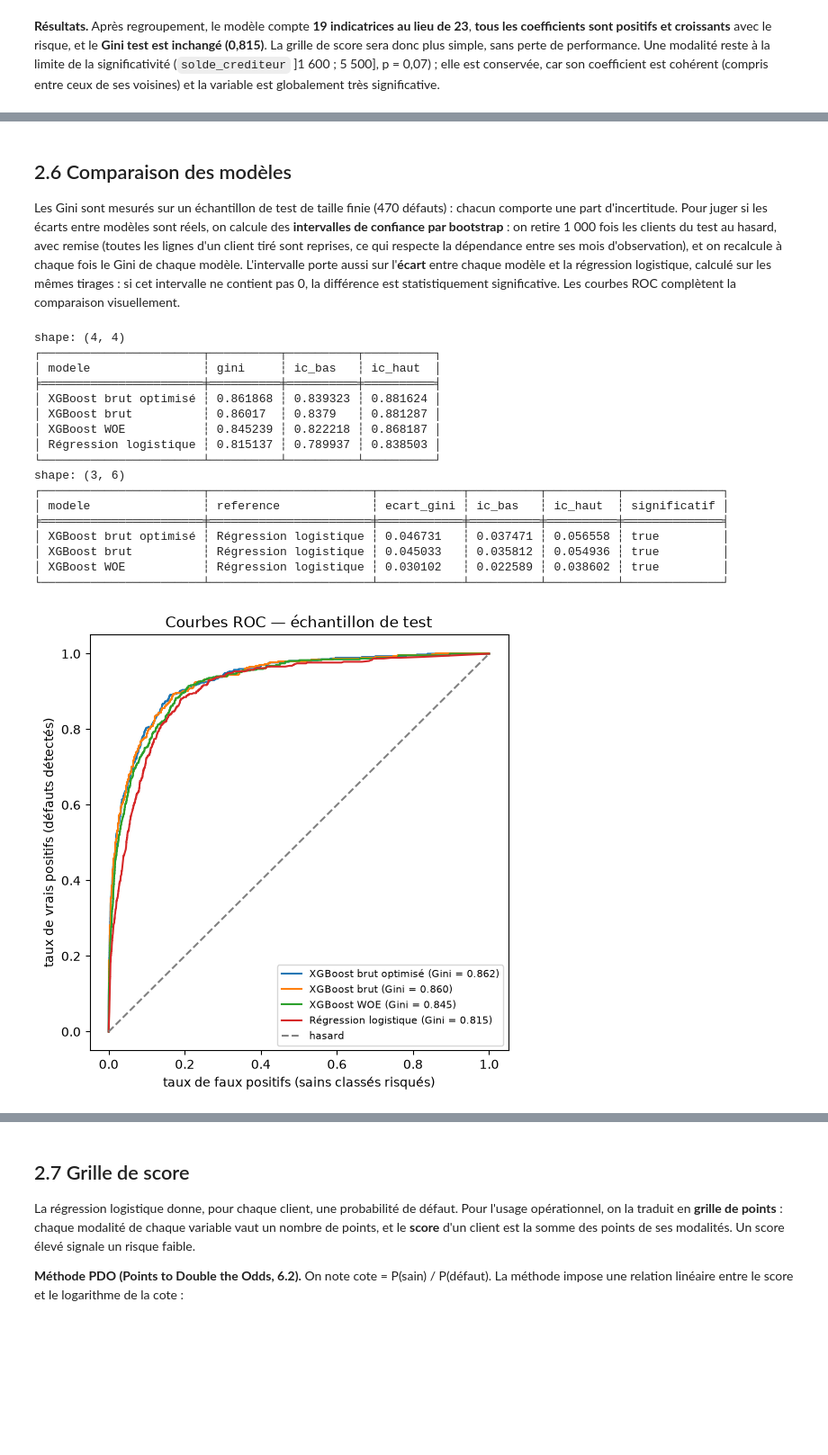
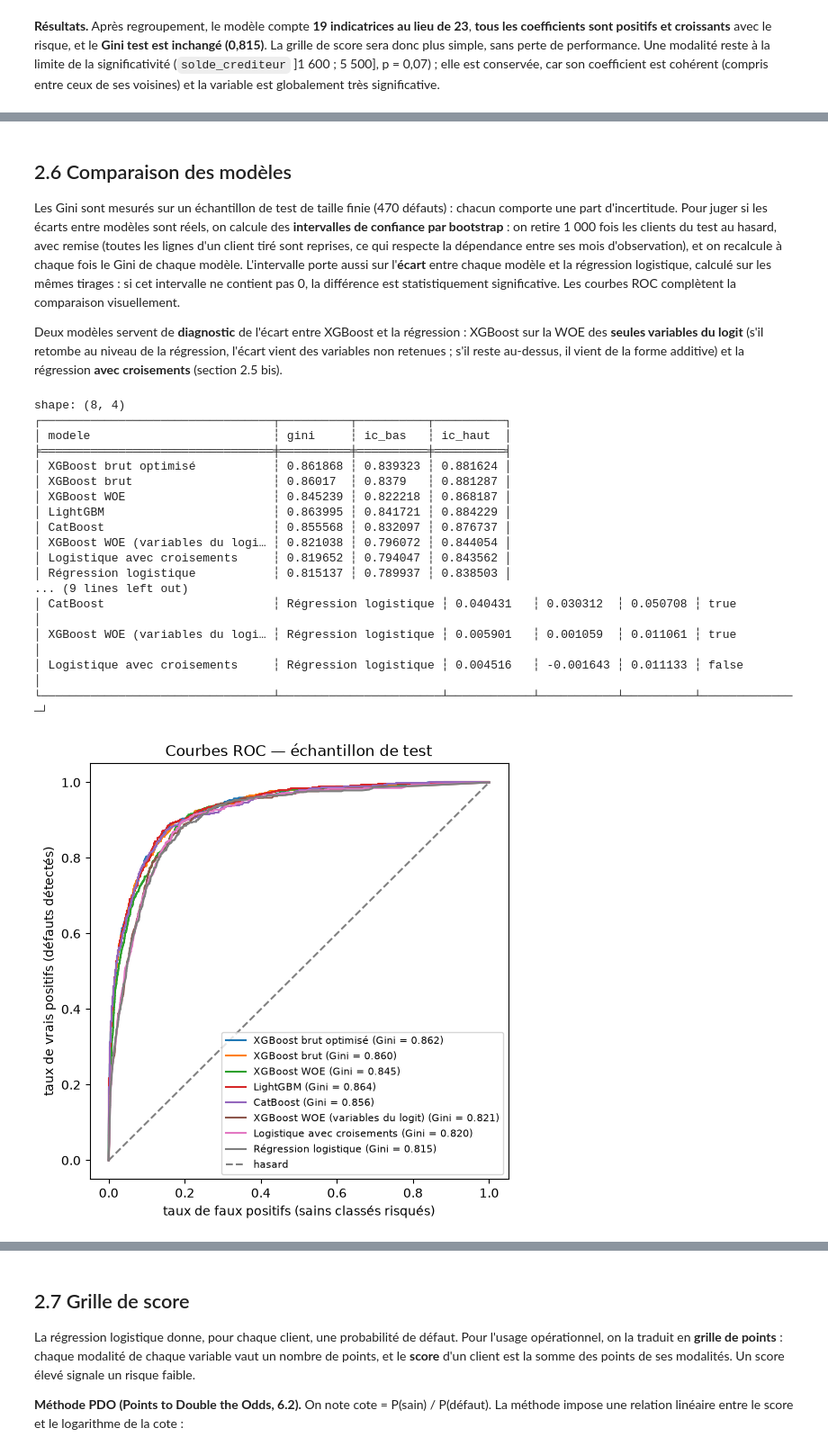
Before and after one commit to fulfam97/Projet-scoring, a Jupyter notebook: 2 - Modélisation_SB.ipynb, the cells around one changed output, grey strips where cells are left out. Shown at 90% size. Saved outputs shown, nothing was run; the diff lists cells and outputs as text; code cells hidden in the pictures; blank space fills up the shorter version.

```diff
--- a/2 - Modélisation_SB.ipynb
+++ b/2 - Modélisation_SB.ipynb
@@ -343,0 +432,11 @@ coefficients cohérents : {'horsbilan': True, 'solde_crediteur': True, 'TX_UTIL_
+# %%
+# Cellule 8 bis — interactions détectées par XGBoost (SHAP), testées en variables croisées dans la régression
+X_fit_brut = models.matrice_xgb(fit, VARS_MODELE, regles, TARGET, "brut", ref=train)
+inter = models.interactions_shap(xgb_opt, X_fit_brut, VARS_MODELE)
+print(inter.head(15))
+PAIRES = list(zip(inter["var_a"].head(10), inter["var_b"].head(10)))
+
+VARS_CROISE, regles_croise, ORDRES_CROISE, CROISEMENTS, journal_croisements = models.tester_croisements(
+    fit, valid, VARS_LOGIT, PAIRES, regles | regles_modele, TARGET, alpha=0.05, gain_gini_min=0.002)
+print(journal_croisements)
+print("croisements retenus au test :", CROISEMENTS)
@@ -343,0 +461,20 @@ coefficients cohérents : {'horsbilan': True, 'solde_crediteur': True, 'TX_UTIL_
+# %%
+# Cellule 8 ter — modèle avec croisements, réestimé sur tout le train et mesuré sur le test (comparaison seulement :
+# le modèle final reste celui de la cellule 8)
+CROISES = [models.nom_croisement(a, b) for a, b in CROISEMENTS]
+train_c, test_c = (models.ajouter_croisements(d, CROISEMENTS, regles_croise) for d in (train, test))
+ORDRES_C = {v: regles_croise[v]["ordre"] if v in CROISES else models.ordre_risque(train_c, v, regles_croise[v], TARGET)
+            for v in VARS_CROISE}
+X_train_c, NOMS_C, GROUPES_C = models.matrice_indicatrices(train_c, VARS_CROISE, regles_croise, ORDRES_C)
+X_test_c, _, _ = models.matrice_indicatrices(test_c, VARS_CROISE, regles_croise, ORDRES_C)
+logit_croise = models.ajuster_logit(X_train_c, train_c[TARGET], groupes_clients=train_c[ID])
+
+print(pl.DataFrame([
+    models.metriques(test[TARGET], models.predire(logit, X_test_l), "Logistique sans croisement — test"),
+    models.metriques(train_c[TARGET], models.predire(logit_croise, X_train_c), "Logistique avec croisements — train"),
+    models.metriques(test_c[TARGET], models.predire(logit_croise, X_test_c), "Logistique avec croisements — test"),
+]).select("echantillon", "auc", "gini", "ks"))
+print(models.odds_ratios(logit_croise, NOMS_C).filter(pl.col("terme").str.contains("_x_")))
+for nom in CROISES:                                   # contenu de chaque groupe : cases (classe de a | classe de b)
+    for g in regles_croise[nom]["ordre"]:
+        print(nom, g, ":", sorted(c for c, k in regles_croise[nom]["groupes"].items() if k == g))
@@ -345,37 +506,49 @@ coefficients cohérents : {'horsbilan': True, 'solde_crediteur': True, 'TX_UTIL_
 ## 2.6 Comparaison des modèles
 
 Les Gini sont mesurés sur un échantillon de test de taille finie (470 défauts) : chacun comporte une part d'incertitude. Pour juger si les écarts entre modèles sont réels, on calcule des **intervalles de confiance par bootstrap** : on retire 1 000 fois les clients du test au hasard, avec remise (toutes les lignes d'un client tiré sont reprises, ce qui respecte la dépendance entre ses mois d'observation), et on recalcule à chaque fois le Gini de chaque modèle. L'intervalle porte aussi sur l'**écart** entre chaque modèle et la régression logistique, calculé sur les mêmes tirages : si cet intervalle ne contient pas 0, la différence est statistiquement significative. Les courbes ROC complètent la comparaison visuellement.
+
+Deux modèles servent de **diagnostic** de l'écart entre XGBoost et la régression : XGBoost sur la WOE des **seules variables du logit** (s'il retombe au niveau de la régression, l'écart vient des variables non retenues ; s'il reste au-dessus, il vient de la forme additive) et la régression **avec croisements** (section 2.5 bis).
 # %%
 # Cellule 9 — comparaison des modèles sur le test : intervalles de confiance par bootstrap (par client) et courbes ROC
 import matplotlib.pyplot as plt
 
 X_test_woe = models.matrice_xgb(test, VARS_MODELE, regles, TARGET, "woe", ref=train)
+
+# Diagnostic : XGBoost sur la WOE des seules variables du logit (mêmes classes que la régression)
+X_fit_wl, X_valid_wl, X_test_wl = (models.matrice_xgb(d, VARS_LOGIT, regles_modele, TARGET, "woe", ref=train)
+                                   for d in (fit, valid, test))
+xgb_woe_logit = models.entrainer_xgb(X_fit_wl, fit[TARGET], X_valid_wl, valid[TARGET])
+
 SCORES = {
     "XGBoost brut optimisé": xgb_opt.predict_proba(X_test_brut)[:, 1],
     "XGBoost brut": modeles["brut"][0].predict_proba(X_test_brut)[:, 1],
     "XGBoost WOE": modeles["woe"][0].predict_proba(X_test_woe)[:, 1],
+    "LightGBM": lgbm.predict_proba(X_test_brut)[:, 1],
+    "CatBoost": catb.predict_proba(C_test)[:, 1],
+    "XGBoost WOE (variables du logit)": xgb_woe_logit.predict_proba(X_test_wl)[:, 1],
+    "Logistique avec croisements": models.predire(logit_croise, X_test_c),
     "Régression logistique": models.predire(logit, X_test_l),
 }
 gini_ic, ecarts_ic = models.gini_bootstrap(test[TARGET], SCORES, test[ID], reference="Régression logistique", n_tirages=1000)
 print(gini_ic); print(ecarts_ic)
 models.courbes_roc(test[TARGET], SCORES); plt.show()
 # %% [output]
-shape: (4, 4)
-┌───────────────────────┬──────────┬──────────┬──────────┐
-│ modele                ┆ gini     ┆ ic_bas   ┆ ic_haut  │
-╞═══════════════════════╪══════════╪══════════╪══════════╡
-│ XGBoost brut optimisé ┆ 0.861868 ┆ 0.839323 ┆ 0.881624 │
-│ XGBoost brut          ┆ 0.86017  ┆ 0.8379   ┆ 0.881287 │
-│ XGBoost WOE           ┆ 0.845239 ┆ 0.822218 ┆ 0.868187 │
-│ Régression logistique ┆ 0.815137 ┆ 0.789937 ┆ 0.838503 │
-└───────────────────────┴──────────┴──────────┴──────────┘
-shape: (3, 6)
-┌───────────────────────┬───────────────────────┬────────────┬──────────┬──────────┬──────────────┐
-│ modele                ┆ reference             ┆ ecart_gini ┆ ic_bas   ┆ ic_haut  ┆ significatif │
-╞═══════════════════════╪═══════════════════════╪════════════╪══════════╪══════════╪══════════════╡
-│ XGBoost brut optimisé ┆ Régression logistique ┆ 0.046731   ┆ 0.037471 ┆ 0.056558 ┆ true         │
-│ XGBoost brut          ┆ Régression logistique ┆ 0.045033   ┆ 0.035812 ┆ 0.054936 ┆ true         │
-│ XGBoost WOE           ┆ Régression logistique ┆ 0.030102   ┆ 0.022589 ┆ 0.038602 ┆ true         │
-└───────────────────────┴───────────────────────┴────────────┴──────────┴──────────┴──────────────┘
+shape: (8, 4)
+┌─────────────────────────────────┬──────────┬──────────┬──────────┐
+│ modele                          ┆ gini     ┆ ic_bas   ┆ ic_haut  │
+╞═════════════════════════════════╪══════════╪══════════╪══════════╡
+│ XGBoost brut optimisé           ┆ 0.861868 ┆ 0.839323 ┆ 0.881624 │
+│ XGBoost brut                    ┆ 0.86017  ┆ 0.8379   ┆ 0.881287 │
+│ XGBoost WOE                     ┆ 0.845239 ┆ 0.822218 ┆ 0.868187 │
+│ LightGBM                        ┆ 0.863995 ┆ 0.841721 ┆ 0.884229 │
+│ CatBoost                        ┆ 0.855568 ┆ 0.832097 ┆ 0.876737 │
+│ XGBoost WOE (variables du logi… ┆ 0.821038 ┆ 0.796072 ┆ 0.844054 │
+│ Logistique avec croisements     ┆ 0.819652 ┆ 0.794047 ┆ 0.843562 │
+│ Régression logistique           ┆ 0.815137 ┆ 0.789937 ┆ 0.838503 │
+... (9 lines left out)
+│ CatBoost                        ┆ Régression logistique ┆ 0.040431   ┆ 0.030312  ┆ 0.050708 ┆ true         │
+│ XGBoost WOE (variables du logi… ┆ Régression logistique ┆ 0.005901   ┆ 0.001059  ┆ 0.011061 ┆ true         │
+│ Logistique avec croisements     ┆ Régression logistique ┆ 0.004516   ┆ -0.001643 ┆ 0.011133 ┆ false        │
+└─────────────────────────────────┴───────────────────────┴────────────┴───────────┴──────────┴──────────────┘
-[figure, old version]
+[figure, new version]
 # %% [markdown]
```
Also changed, not shown: parts of 35 cells of this notebook, 16 other files.
